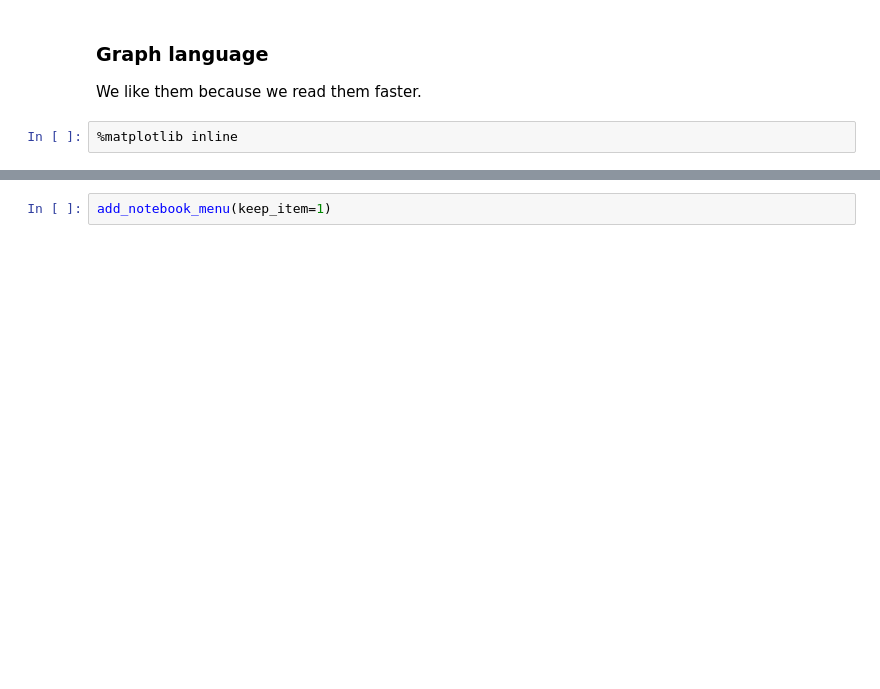
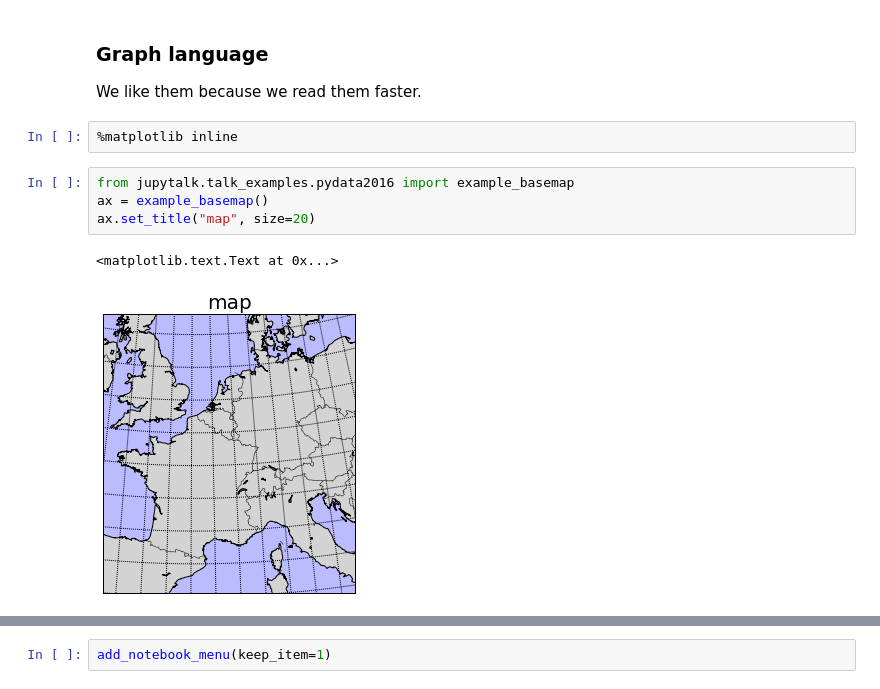
Before and after one commit to sdpython/jupytalk, a Jupyter notebook: _doc/notebooks/2016/pydata/10_plotting_libraries.ipynb, the cells around one changed output, grey strips where cells are left out. Drawn from its saved outputs; the diff is of its cells as text; blank space fills up the shorter version.

Commit message:
update notebooks for pydata

```diff
--- a/_doc/notebooks/2016/pydata/10_plotting_libraries.ipynb
+++ b/_doc/notebooks/2016/pydata/10_plotting_libraries.ipynb
@@ -34,6 +32,13 @@ add_notebook_menu(keep_item=0)
 We like them because we read them faster.
 # %%
 %matplotlib inline
+# %%
+from jupytalk.talk_examples.pydata2016 import example_basemap
+ax = example_basemap()
+ax.set_title("map", size=20)
+# %% [output]
+<matplotlib.text.Text at 0x...>
+[figure, added]
 # %%
 import numpy, matplotlib.pyplot as plt
 N = 150
```
Also changed, not shown: parts of 24 cells of this notebook, 16 other files.
